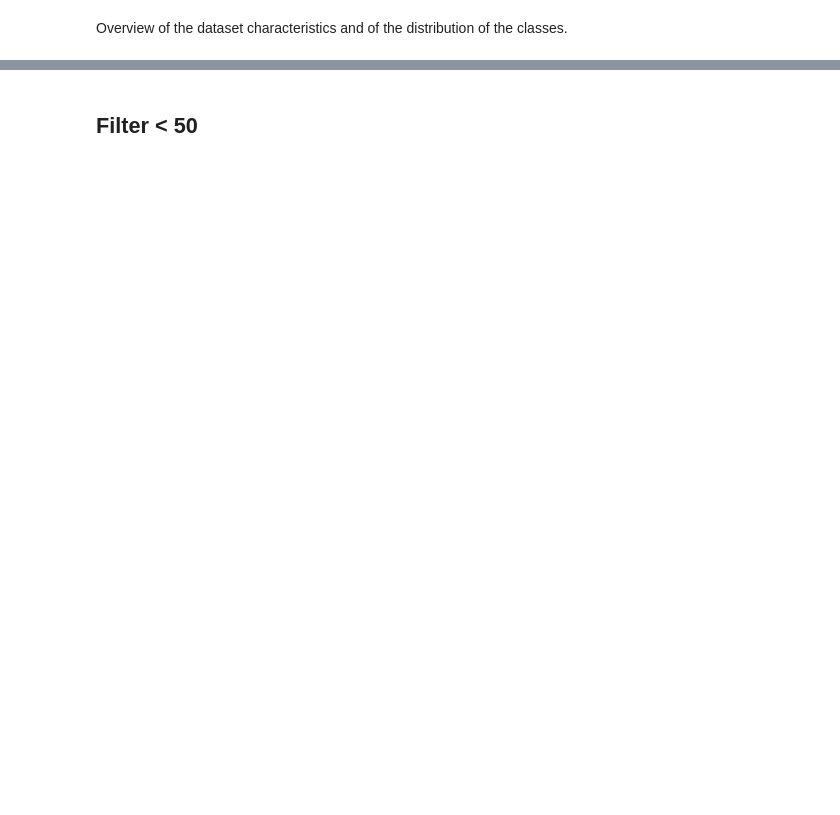
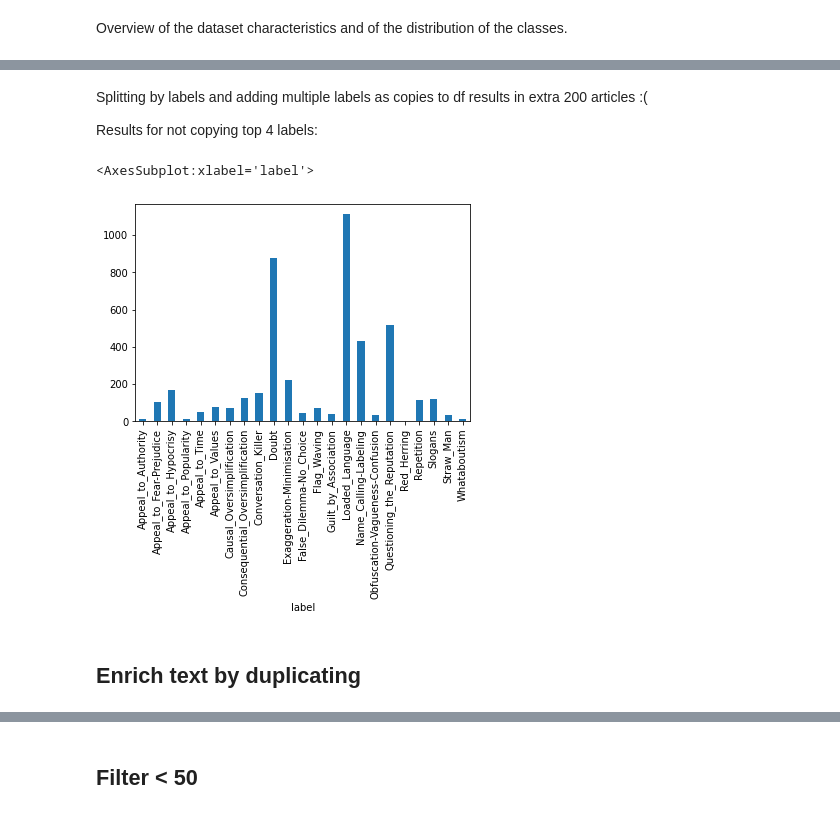
Before and after one commit to YulianaPoliakova/propaganda-detection-ml, a Jupyter notebook: 2023_Project_prop_tech.ipynb, the cells around one changed output, grey strips where cells are left out. Cells and saved outputs as stored; diff of their text form; code cells hidden in the pictures; blank space fills up the shorter version.

```diff
--- a/2023_Project_prop_tech.ipynb
+++ b/2023_Project_prop_tech.ipynb
@@ -359,0 +433,2 @@ frequences.plot(kind='bar')
+# %%
+labels_list = list(new_df.groupby('label').filter(lambda x: len(x) < 300)['label'].unique())
@@ -359,0 +496,12 @@ frequences.plot(kind='bar')
+# %%
+
+# split the labels column by commas and stack the resulting DataFrame
+labels_df = (train_data['label'].str.split(',', expand=True)
+             .stack()
+             .reset_index(level=1, drop=True)
+             .rename('label'))
+
+# drop the original labels column and join with the new labels DataFrame
+new_df = train_data.drop('label', axis=1).join(labels_df)
+
+print(new_df)
@@ -359,0 +553,12 @@ frequences.plot(kind='bar')
+# %%
+
+# filter the labels DataFrame to only include labels in the specified list
+labels_df = labels_df[labels_df['label'].isin(labels_list)]
+
+# merge the labels DataFrame with the original DataFrame using the index
+new_df = pd.merge(df, labels_df, left_index=True, right_index=True)[['text', 'label']]
+
+# drop the original labels column and join with the new labels DataFrame
+new_df = new_df.drop('label', axis=1).merge(labels_df, on='index')
+
+new_df.describe()
@@ -359,0 +592,11 @@ frequences.plot(kind='bar')
+# %% [markdown]
+Splitting by labels and adding multiple labels as copies to df results in extra 200 articles :(
+
+Results for not copying top 4 labels:
+# %%
+new_df.describe()
+frequences = new_df.groupby(['label']).size()
+frequences.plot(kind='bar')
+# %% [output]
+<AxesSubplot:xlabel='label'>
+[figure, added]
@@ -359,0 +606,2 @@ frequences.plot(kind='bar')
+# %% [markdown]
+## Enrich text by duplicating
```
Also changed, not shown: parts of 84 cells of this notebook.
